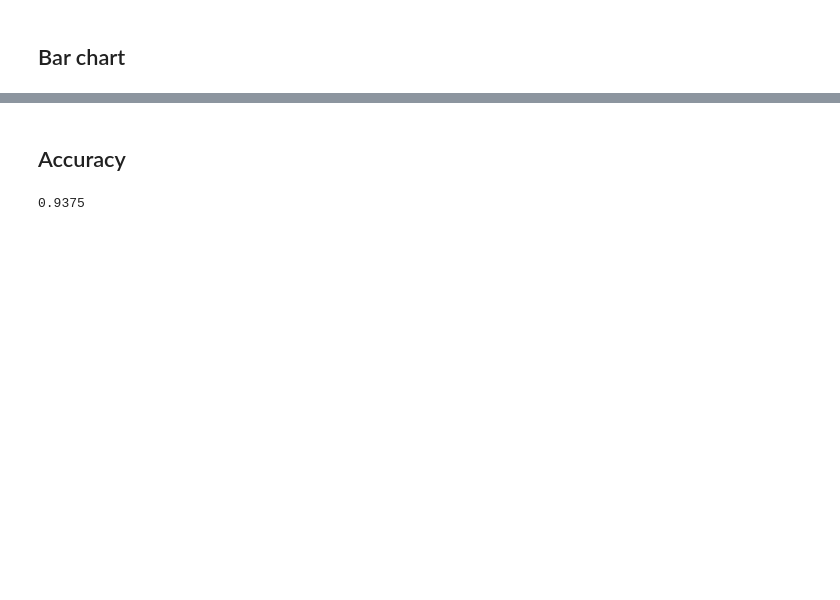
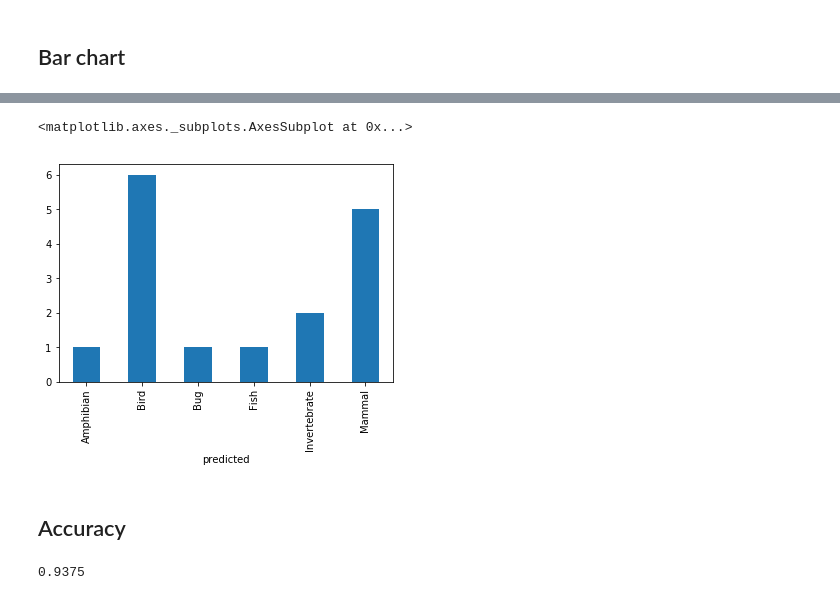
Before and after one commit to cmagarap/animal-classifier, a Jupyter notebook: logistic_regression.ipynb, the cells around one changed output, grey strips where cells are left out. Cells and saved outputs as stored; diff of their text form; code cells hidden in the pictures; blank space fills up the shorter version.

```diff
--- a/logistic_regression.ipynb
+++ b/logistic_regression.ipynb
@@ -90,3 +125,8 @@ predicted_data.pivot_table(index='predicted', aggfunc='count')['backbone'].plot(
+# %%
+predicted_data_tree.pivot_table(index='predicted', aggfunc='count')['backbone'].plot(kind='bar')
+# %% [output]
+<matplotlib.axes._subplots.AxesSubplot at 0x...>
+[figure, added]
 # %% [markdown]
 ## Accuracy
 # %%
```
Also changed, not shown: parts of 12 cells of this notebook.
